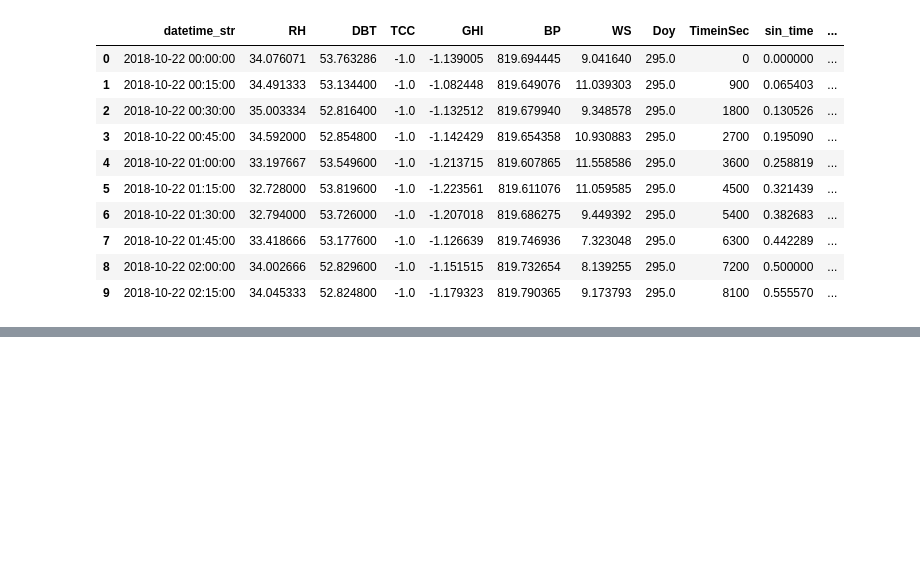
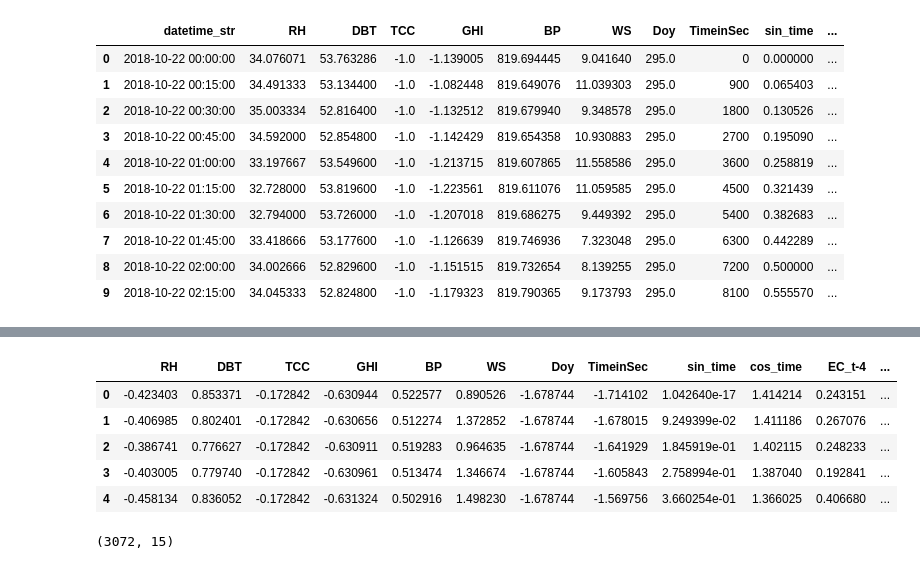
Before and after one commit to NREL/Wattile, a Jupyter notebook: pulling_in_energy_data.ipynb, the cells around one changed output, grey strips where cells are left out. Saved outputs shown, nothing was run; the diff lists cells and outputs as text; code cells hidden in the pictures; blank space fills up the shorter version.

```diff
--- a/pulling_in_energy_data.ipynb
+++ b/pulling_in_energy_data.ipynb
@@ -327,0 +364,16 @@ df.head(10)
+# %%
+stand_scaler = preprocessing.StandardScaler()
+temp_cols2 = final_df.columns.values
+stand_df = pd.DataFrame(stand_scaler.fit_transform(final_df.values), columns=temp_cols2)
+stand_df.head()
+# %% [output]
+|  | RH | DBT | TCC | GHI | BP | WS | Doy | TimeinSec | sin_time | cos_time | EC_t-4 | ... |
+| 0 | -0.423403 | 0.853371 | -0.172842 | -0.630944 | 0.522577 | 0.890526 | -1.678744 | -1.714102 | 1.042640e-17 | 1.414214 | 0.243151 | ... |
+| 1 | -0.406985 | 0.802401 | -0.172842 | -0.630656 | 0.512274 | 1.372852 | -1.678744 | -1.678015 | 9.249399e-02 | 1.411186 | 0.267076 | ... |
+| 2 | -0.386741 | 0.776627 | -0.172842 | -0.630911 | 0.519283 | 0.964635 | -1.678744 | -1.641929 | 1.845919e-01 | 1.402115 | 0.248233 | ... |
+| 3 | -0.403005 | 0.779740 | -0.172842 | -0.630961 | 0.513474 | 1.346674 | -1.678744 | -1.605843 | 2.758994e-01 | 1.387040 | 0.192841 | ... |
+| 4 | -0.458134 | 0.836052 | -0.172842 | -0.631324 | 0.502916 | 1.498230 | -1.678744 | -1.569756 | 3.660254e-01 | 1.366025 | 0.406680 | ... |
+# %%
+final_df.shape
+# %% [output]
+(3072, 15)
```
Also changed, not shown: parts of 10 cells of this notebook, 5 other files.
